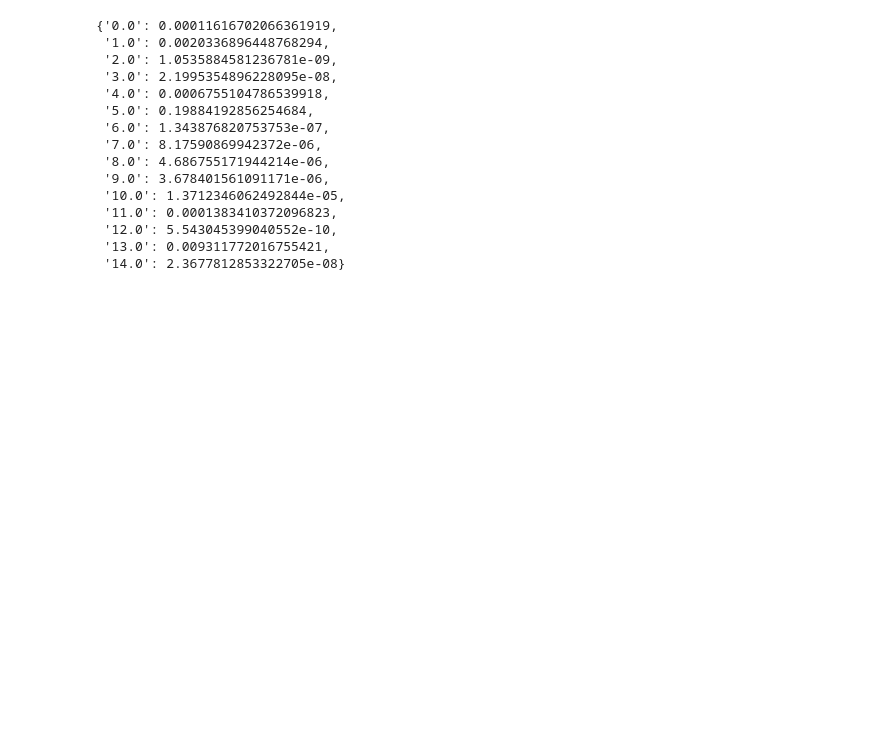
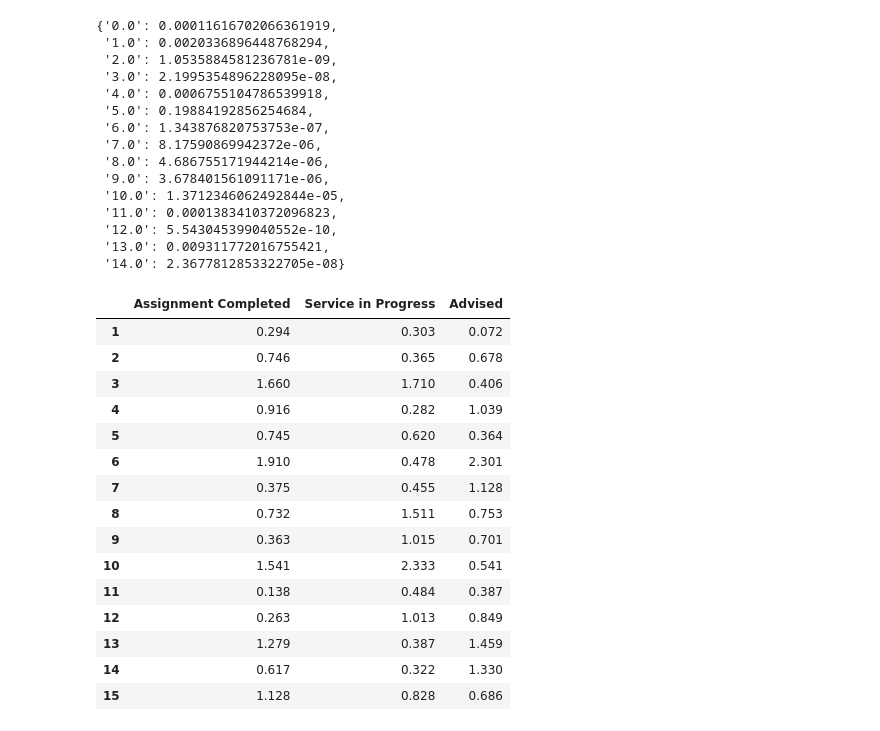
Before and after one commit to uofthcdslab/seniordesign1819, a Jupyter notebook: parsing/stats-status.ipynb, the cells around one changed output. Cells and saved outputs as stored; diff of their text form; code cells hidden in the pictures; blank space fills up the shorter version.

```diff
--- a/parsing/stats-status.ipynb
+++ b/parsing/stats-status.ipynb
@@ -83,3 +83,43 @@ pvals
  '12.0': 5.543045399040552e-10,
  '13.0': 0.009311772016755421,
  '14.0': 2.3677812853322705e-08}
+# %%
+def std_from_mean(data):
+    mean = sum(data)/len(data)
+
+    total = 0
+    for value in data:
+        total += (value - mean)**2
+    std = ((1/len(data)*total))**(1/2)
+
+    col = [0] * len(data)
+    for i, value in enumerate(data):
+        difference_from_mean = abs(value - mean)
+        std_from_mean = round(difference_from_mean/std, 3)
+        col[i] = std_from_mean
+        #print('Ald Dist '+str(i+1)+': '+str(std_from_mean)+' standard deviations from mean')
+    return col
+# %%
+sdevs = {}
+for col in pcents.columns:
+    sdcol = std_from_mean(pcents[col].tolist())
+    sdevs[col] = sdcol
+df = pd.DataFrame(data=sdevs)
+df
+# %% [output]
+|  | Assignment Completed | Service in Progress | Advised |
+| 1 | 0.294 | 0.303 | 0.072 |
+| 2 | 0.746 | 0.365 | 0.678 |
+| 3 | 1.660 | 1.710 | 0.406 |
+| 4 | 0.916 | 0.282 | 1.039 |
+| 5 | 0.745 | 0.620 | 0.364 |
+| 6 | 1.910 | 0.478 | 2.301 |
+| 7 | 0.375 | 0.455 | 1.128 |
+| 8 | 0.732 | 1.511 | 0.753 |
+| 9 | 0.363 | 1.015 | 0.701 |
+| 10 | 1.541 | 2.333 | 0.541 |
+| 11 | 0.138 | 0.484 | 0.387 |
+| 12 | 0.263 | 1.013 | 0.849 |
+| 13 | 1.279 | 0.387 | 1.459 |
+| 14 | 0.617 | 0.322 | 1.330 |
+| 15 | 1.128 | 0.828 | 0.686 |
```
Also changed, not shown: 3 other files.
